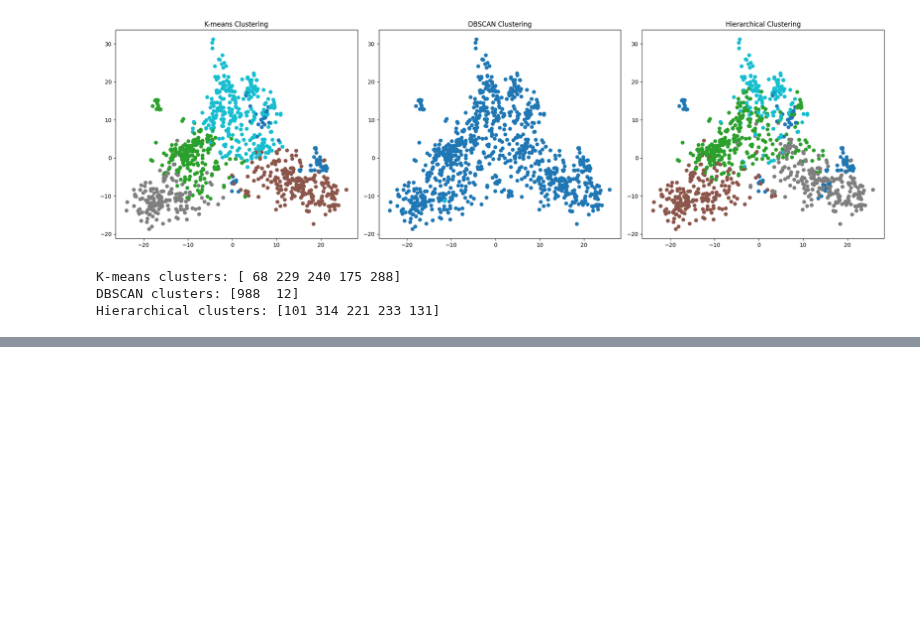
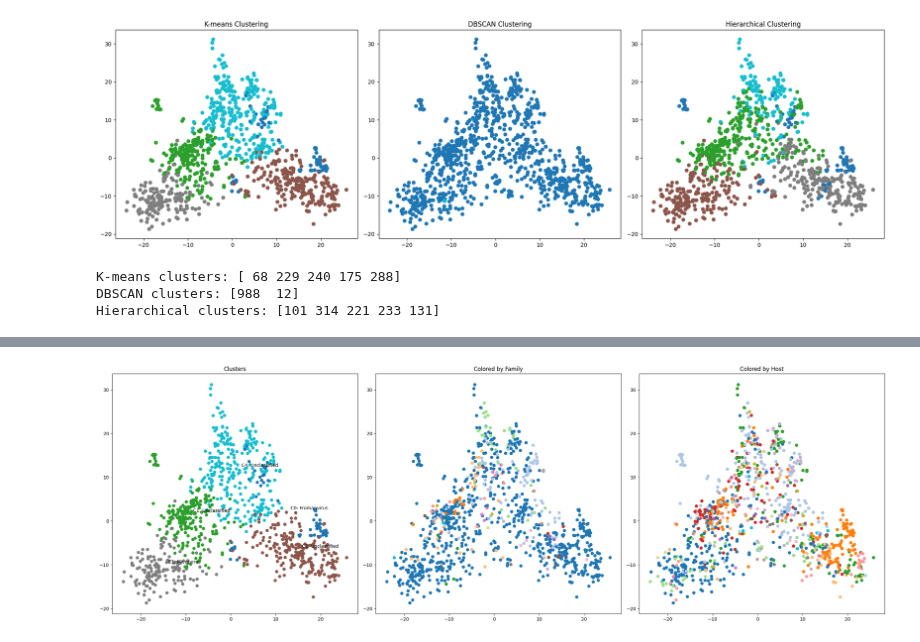
Before and after one commit to spicadust/llm-matrix, a Jupyter notebook: notebooks/cluster.ipynb, the cells around one changed output, grey strips where cells are left out. Saved outputs shown, nothing was run; the diff lists cells and outputs as text; code cells hidden in the pictures; blank space fills up the shorter version.

Commit message:
Identify the relation between clustering and taxonomy/host

```diff
--- a/notebooks/cluster.ipynb
+++ b/notebooks/cluster.ipynb
@@ -304,0 +233,91 @@ Name: count, dtype: int64
+# %%
+# Load metadata
+metadata = pd.read_csv("../dataset/data.tsv", sep="\t")
+# %%
+import matplotlib.pyplot as plt
+import seaborn as sns
+
+# Load embeddings and clusters
+embeddings = np.load("../results/embeddings.npy")
+headers = np.load("../results/headers.npy")
+
+# Get clusters
+kmeans = KMeans(n_clusters=5, random_state=42)
+kmeans_clusters = kmeans.fit_predict(embeddings_scaled)
+
+
+# Extract accessions from headers
+def extract_accession(header):
+    return header.split()[0]
+
+
+# Create dataframe with clusters
+df_clusters = pd.DataFrame(
+    {"Accession": [extract_accession(h) for h in headers], "Cluster": kmeans_clusters}
+)
+
+# Merge with metadata
+df = pd.merge(df_clusters, metadata[["Accession", "Genus", "Family", "Host"]], on="Accession")
+
+# Analyze distribution of taxonomy in clusters
+print("\nCluster Analysis:")
+for cluster in range(5):
+    print(f"\nCluster {cluster} (Size: {sum(df['Cluster'] == cluster)})")
+    print("\nTop Genera:")
+    print(df[df["Cluster"] == cluster]["Genus"].value_counts().head())
+    print("\nTop Families:")
+    print(df[df["Cluster"] == cluster]["Family"].value_counts().head())
+    print("\nTop Hosts:")
+    print(df[df["Cluster"] == cluster]["Host"].value_counts().head())
+    print("-" * 50)
+
+# Visualize clusters with taxonomy
+fig, (ax1, ax2, ax3) = plt.subplots(1, 3, figsize=(24, 8))
+
+# Color by Genus
+scatter1 = ax1.scatter(embeddings_2d[:, 0], embeddings_2d[:, 1], c=kmeans_clusters, cmap="tab10")
+ax1.set_title("Clusters")
+
+# Add most common genus labels
+for cluster in range(5):
+    mask = df["Cluster"] == cluster
+    if sum(mask) > 0:
+        center = embeddings_2d[mask].mean(axis=0)
+        top_genus = df[mask]["Genus"].mode()[0]
+        ax1.annotate(
+            f"C{cluster}: {top_genus}", center, xytext=(10, 10), textcoords="offset points"
+        )
+
+# Color by Family
+family_map = {family: i for i, family in enumerate(df["Family"].unique())}
+family_colors = [family_map[f] for f in df["Family"]]
+scatter2 = ax2.scatter(embeddings_2d[:, 0], embeddings_2d[:, 1], c=family_colors, cmap="tab20")
+ax2.set_title("Colored by Family")
+
+# Color by Host
+host_map = {host: i for i, host in enumerate(df["Host"].unique())}
+host_colors = [host_map[h] for h in df["Host"]]
+scatter3 = ax3.scatter(embeddings_2d[:, 0], embeddings_2d[:, 1], c=host_colors, cmap="tab20")
+ax3.set_title("Colored by Host")
+
+plt.tight_layout()
+plt.show()
+
+
+# Calculate cluster purity for each taxonomy level
+def calculate_purity(cluster_labels, taxonomy_labels):
+    total = len(cluster_labels)
+    purity = 0
+    for cluster in np.unique(cluster_labels):
+        cluster_mask = cluster_labels == cluster
+        if sum(cluster_mask) > 0:
+            most_common = pd.Series(taxonomy_labels[cluster_mask]).mode()[0]
+            purity += sum(taxonomy_labels[cluster_mask] == most_common)
+    return purity / total
+
+
+print("\nCluster Purity Scores:")
+print(f"Genus Purity: {calculate_purity(df['Cluster'], df['Genus']):.3f}")
+print(f"Family Purity: {calculate_purity(df['Cluster'], df['Family']):.3f}")
+print(f"Host Purity: {calculate_purity(df['Cluster'], df['Host']):.3f}")
+# %% [output]
@@ -304,0 +341 @@ Name: count, dtype: int64
+[figure, added]
```
Also changed, not shown: parts of 2 cells of this notebook, 2 other files.
